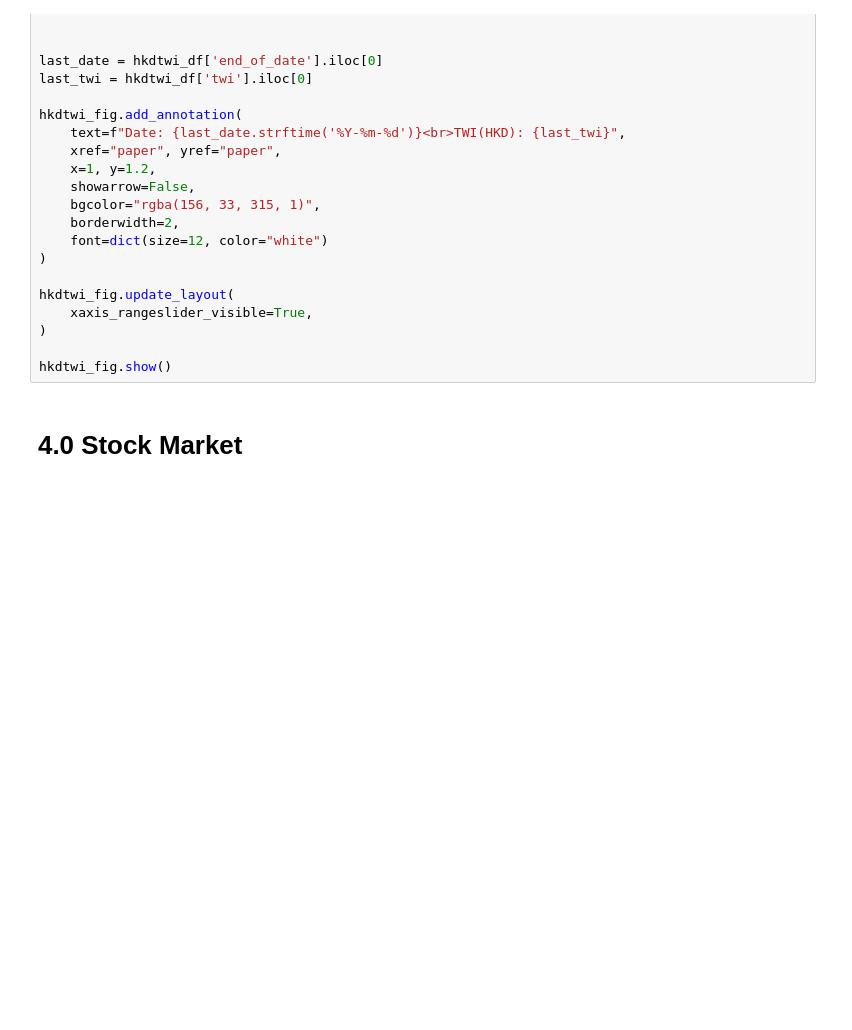
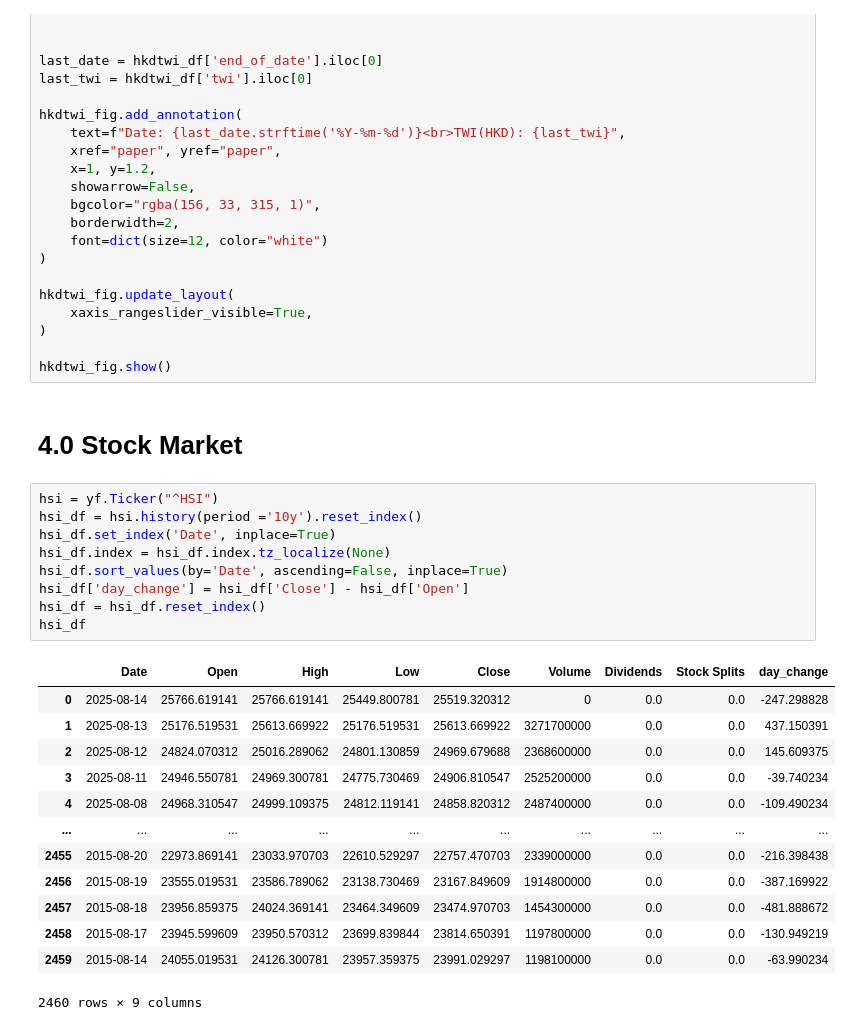
Before and after one commit to 0KeirLi0/EconomyAnalysis, a Jupyter notebook: YieldAnalysis/A02_DailyInterbankLiquidity.ipynb, the cells around one changed output. Saved outputs shown, nothing was run; the diff lists cells and outputs as text; blank space fills up the shorter version.

```diff
--- a/YieldAnalysis/A02_DailyInterbankLiquidity.ipynb
+++ b/YieldAnalysis/A02_DailyInterbankLiquidity.ipynb
@@ -232,3 +218,26 @@ hkdtwi_fig.update_layout(
 hkdtwi_fig.show()
 # %% [markdown]
 # 4.0 Stock Market
+# %%
+hsi = yf.Ticker("^HSI")
+hsi_df = hsi.history(period ='10y').reset_index()
+hsi_df.set_index('Date', inplace=True)
+hsi_df.index = hsi_df.index.tz_localize(None)
+hsi_df.sort_values(by='Date', ascending=False, inplace=True)
+hsi_df['day_change'] = hsi_df['Close'] - hsi_df['Open']
+hsi_df = hsi_df.reset_index()
+hsi_df
+# %% [output]
+|  | Date | Open | High | Low | Close | Volume | Dividends | Stock Splits | day_change |
+| 0 | 2025-08-14 | 25766.619141 | 25766.619141 | 25449.800781 | 25519.320312 | 0 | 0.0 | 0.0 | -247.298828 |
+| 1 | 2025-08-13 | 25176.519531 | 25613.669922 | 25176.519531 | 25613.669922 | 3271700000 | 0.0 | 0.0 | 437.150391 |
+| 2 | 2025-08-12 | 24824.070312 | 25016.289062 | 24801.130859 | 24969.679688 | 2368600000 | 0.0 | 0.0 | 145.609375 |
+| 3 | 2025-08-11 | 24946.550781 | 24969.300781 | 24775.730469 | 24906.810547 | 2525200000 | 0.0 | 0.0 | -39.740234 |
+| 4 | 2025-08-08 | 24968.310547 | 24999.109375 | 24812.119141 | 24858.820312 | 2487400000 | 0.0 | 0.0 | -109.490234 |
+| ... | ... | ... | ... | ... | ... | ... | ... | ... | ... |
+| 2455 | 2015-08-20 | 22973.869141 | 23033.970703 | 22610.529297 | 22757.470703 | 2339000000 | 0.0 | 0.0 | -216.398438 |
+| 2456 | 2015-08-19 | 23555.019531 | 23586.789062 | 23138.730469 | 23167.849609 | 1914800000 | 0.0 | 0.0 | -387.169922 |
+| 2457 | 2015-08-18 | 23956.859375 | 24024.369141 | 23464.349609 | 23474.970703 | 1454300000 | 0.0 | 0.0 | -481.888672 |
+| 2458 | 2015-08-17 | 23945.599609 | 23950.570312 | 23699.839844 | 23814.650391 | 1197800000 | 0.0 | 0.0 | -130.949219 |
+| 2459 | 2015-08-14 | 24055.019531 | 24126.300781 | 23957.359375 | 23991.029297 | 1198100000 | 0.0 | 0.0 | -63.990234 |
+2460 rows × 9 columns
```
Also changed, not shown: parts of 3 cells of this notebook.
